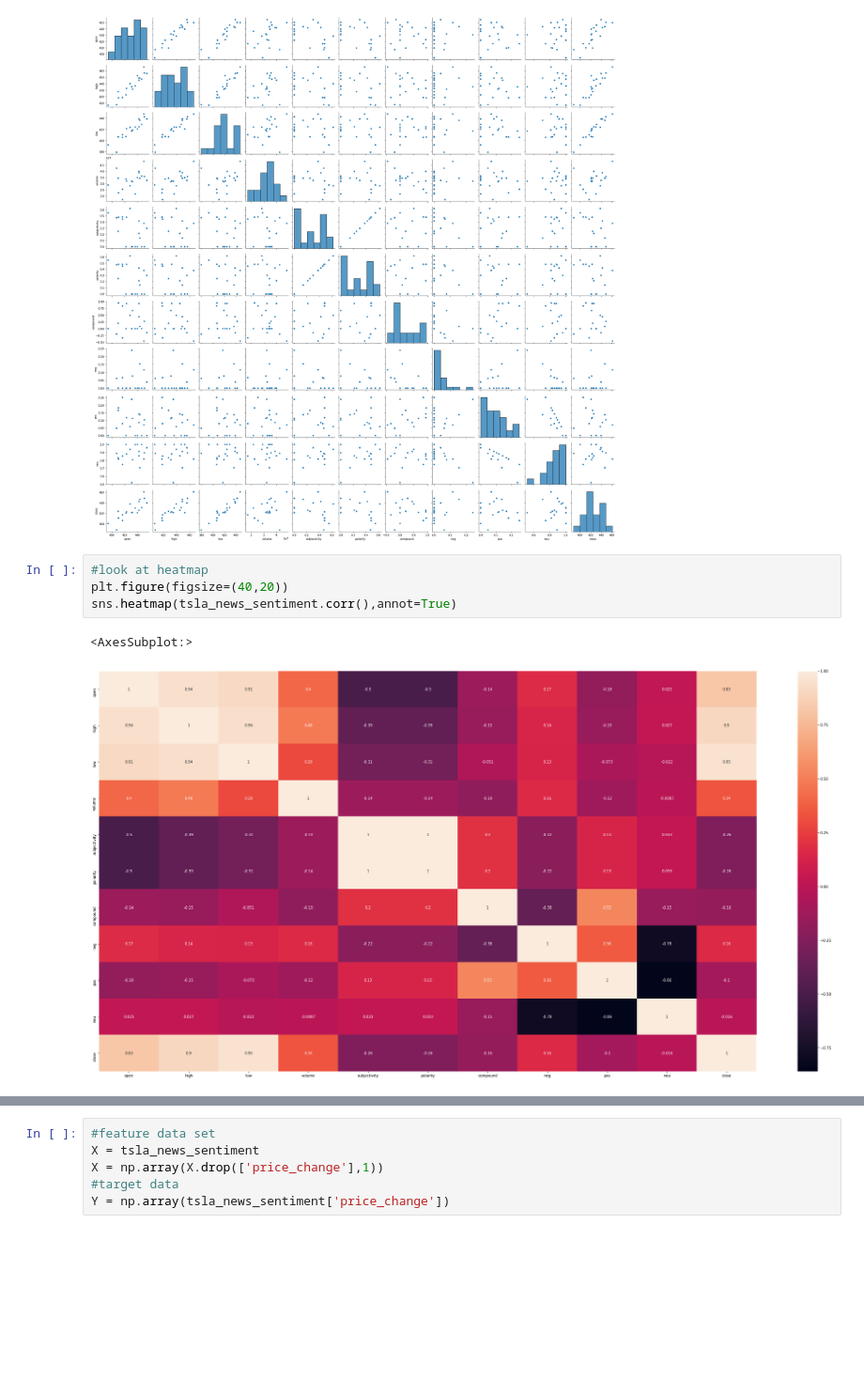
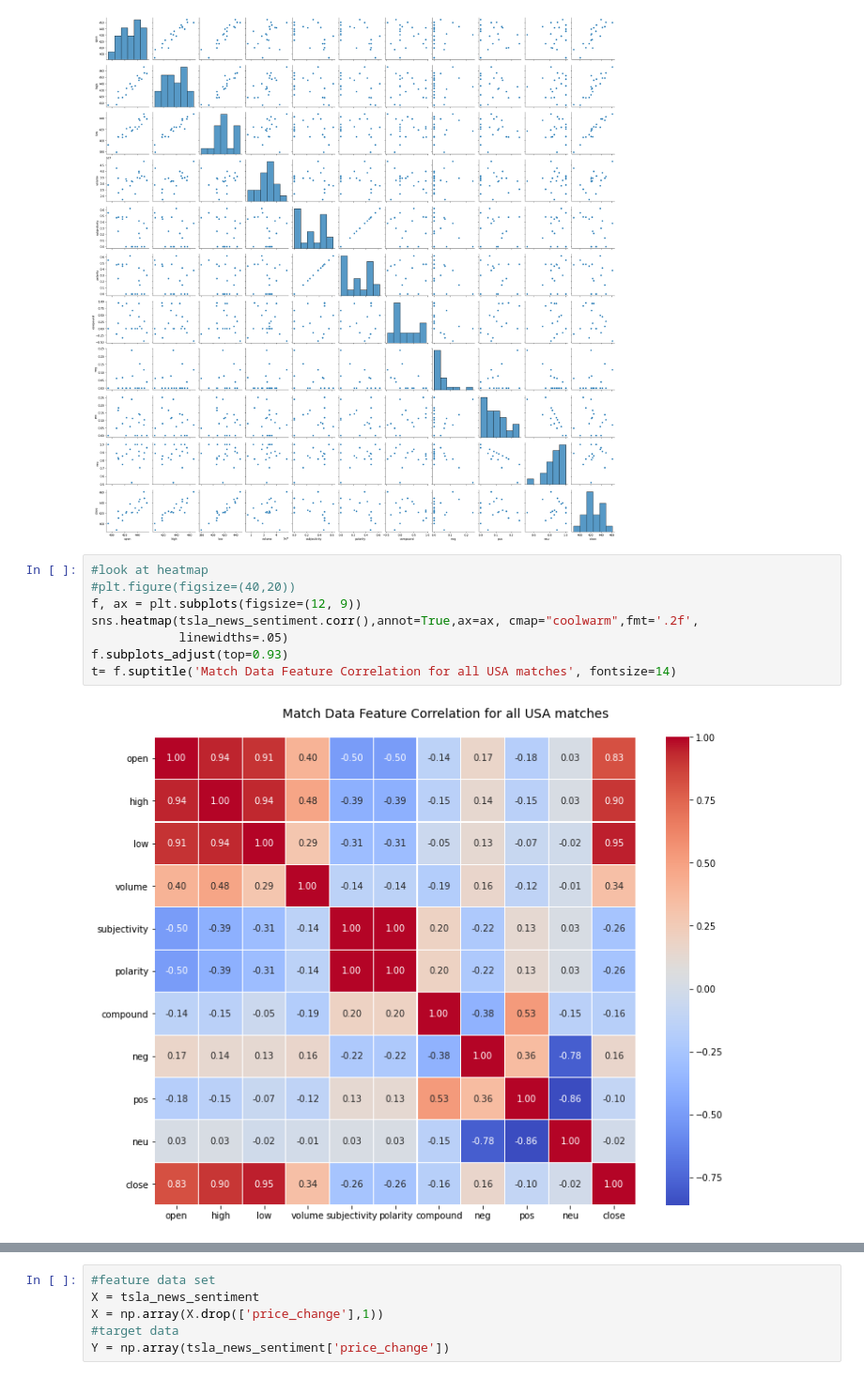
Before and after one commit to yidizhang/SpringBoard, a Jupyter notebook: sentiment_analysis.ipynb, the cells around one changed output, grey strips where cells are left out. Shown at 94% size. Cells and saved outputs as stored; diff of their text form; blank space fills up the shorter version.

Commit message:
improve heatmap visualization

```diff
--- a/sentiment_analysis.ipynb
+++ b/sentiment_analysis.ipynb
@@ -280,11 +280,14 @@ sns.pairplot(tsla_news_sentiment)
 [figure]
 # %%
 #look at heatmap
-plt.figure(figsize=(40,20))
-sns.heatmap(tsla_news_sentiment.corr(),annot=True)
+#plt.figure(figsize=(40,20))
+f, ax = plt.subplots(figsize=(12, 9))
+sns.heatmap(tsla_news_sentiment.corr(),annot=True,ax=ax, cmap="coolwarm",fmt='.2f',
+            linewidths=.05)
+f.subplots_adjust(top=0.93)
+t= f.suptitle('Match Data Feature Correlation for all USA matches', fontsize=14)
 # %% [output]
-<AxesSubplot:>
-[figure, old version]
+[figure, new version]
 # %%
 #create a column called price_change, indicate increase or decrease of stock price
 tsla_news_sentiment['price_change']=0
```
Also changed, not shown: parts of 5 cells of this notebook.
